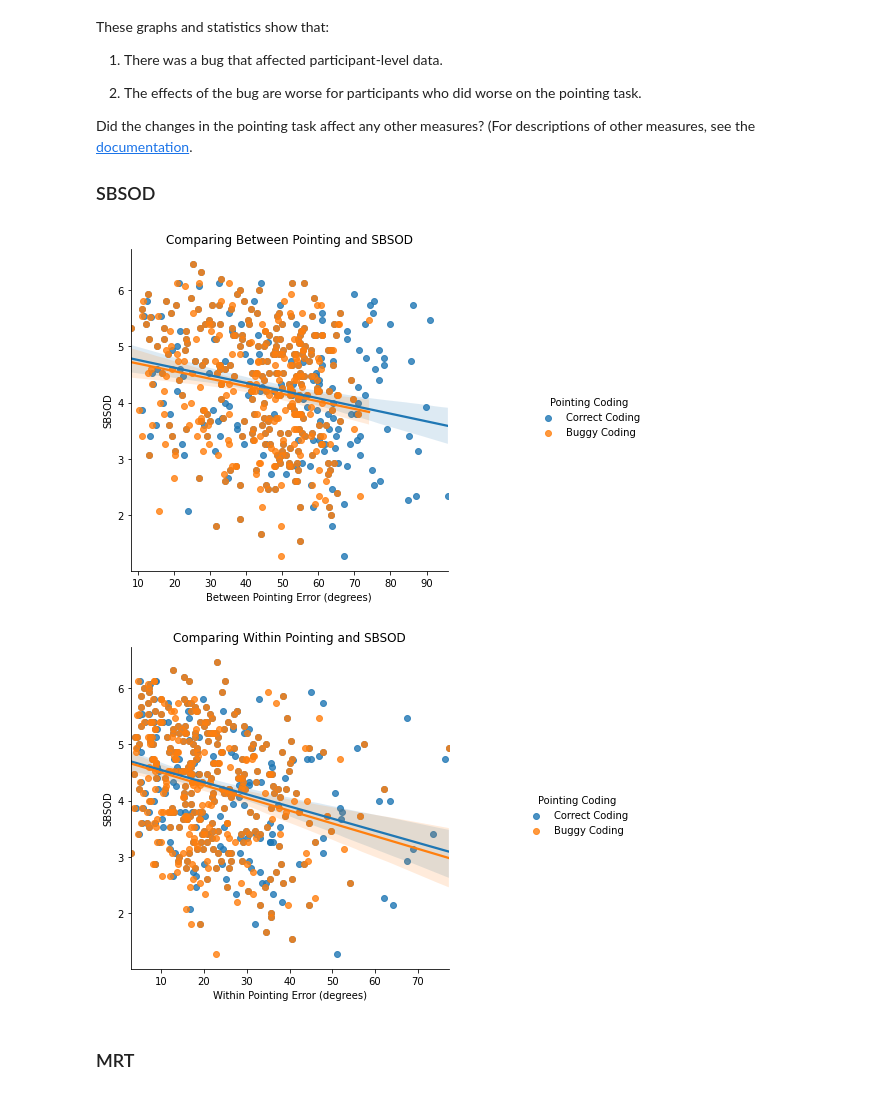
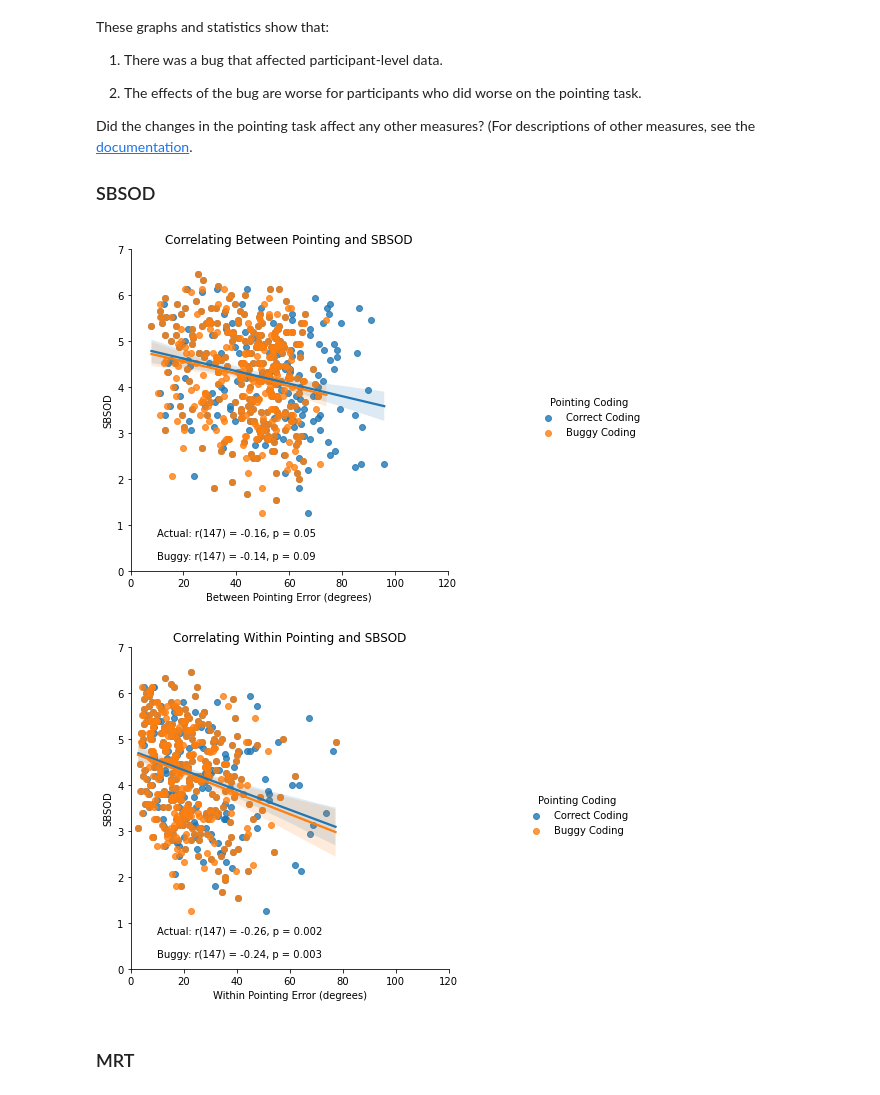
Before and after one commit to smweis/silcton_2.0, a Jupyter notebook: notebook/VirtualSilctonBugReport.ipynb, the cells around one changed output. Drawn from its saved outputs; the diff is of its cells as text; code cells hidden in the pictures.

Commit message:
text edits

```diff
--- a/notebook/VirtualSilctonBugReport.ipynb
+++ b/notebook/VirtualSilctonBugReport.ipynb
@@ -617,42 +615,64 @@ Did the changes in the pointing task affect any other measures? (For description
 # %%
 #%% FIGURES: SBSOD
 
 # Create the longform version of the data.
 participantData_Long_Diff = pd.melt(participantData,
                                 id_vars=['participant','SBSOD','MRT'],
                                 value_vars=['good_pointing_coding_between',
                                             'bad_pointing_coding_between'])
 
 participantData_Long_Same = pd.melt(participantData,
                                 id_vars=['participant','SBSOD','MRT'],
                                 value_vars=['good_pointing_coding_within',
                                             'bad_pointing_coding_within'])
 
 # Create labels to use for these plots
 title = 'Pointing Coding'
 new_labels = ['Correct Coding', 'Buggy Coding']
 
 
+# calculate Pearson's correlation
+bugSBSODBetweenCorr,bugSBSODBetweenp = stats.pearsonr(avgNew['bad_pointing_coding_between'],
+                                       avgNew['SBSOD'])
+actualSBSODBetweenCorr,actualSBSODBetweenp = stats.pearsonr(avgNew['good_pointing_coding_between'],
+                                       avgNew['SBSOD'])
+bugSBSODWithinCorr,bugSBSODWithinp = stats.pearsonr(avgNew['bad_pointing_coding_within'],
+                                       avgNew['SBSOD'])
+actualSBSODWithinCorr,actualSBSODWithinp = stats.pearsonr(avgNew['good_pointing_coding_within'],
+                                       avgNew['SBSOD'])
+
+
 # SBSOD Between
-sbsodBetween = sns.lmplot(x="value", y="SBSOD",hue='variable',data=participantData_Long_Diff,legend_out=True)
-
+sbsodBetween = sns.lmplot(x="value", y="SBSOD",hue='variable',data=participantData_Long_Diff,legend_out=True,fit_reg=True)
 sbsodBetween._legend.set_title(title)
 for t, l in zip(sbsodBetween._legend.texts, new_labels): t.set_text(l)
-sbsodBetween = sbsodBetween.set_axis_labels("Between Pointing Error (degrees)","SBSOD")
-plt.title('Comparing Between Pointing and SBSOD')
+sbsodBetween.set_axis_labels("Between Pointing Error (degrees)","SBSOD")
+sbsodBetween.set(ylim=(0, 7))
+sbsodBetween.set(xlim=(0, 120))
+plt.title('Correlating Between Pointing and SBSOD')
+sbsodBetween.axes[0,0].annotate(text=f'Buggy: r({len(avgNew)}) = {bugSBSODBetweenCorr:.2f}, p = {bugSBSODBetweenp:.2f}',
+            xy=(10,.25))
+sbsodBetween.axes[0,0].annotate(text=f'Actual: r({len(avgNew)}) = {actualSBSODBetweenCorr:.2f}, p = {actualSBSODBetweenp:.2f}',
+            xy=(10,.75))
 plt.show()
+
 
 #SBSOD Within
 sbsodWithin = sns.lmplot(x="value", y="SBSOD",hue='variable',data=participantData_Long_Same)
-
 sbsodWithin._legend.set_title(title)
 for t, l in zip(sbsodWithin._legend.texts, new_labels): t.set_text(l)
-sbsodWithin = sbsodWithin.set_axis_labels("Within Pointing Error (degrees)","SBSOD")
-plt.title('Comparing Within Pointing and SBSOD')
+sbsodWithin.set_axis_labels("Within Pointing Error (degrees)","SBSOD")
+sbsodWithin.set(ylim=(0, 7))
+sbsodWithin.set(xlim=(0, 120))
+plt.title('Correlating Within Pointing and SBSOD')
+sbsodWithin.axes[0,0].annotate(text=f'Buggy: r({len(avgNew)}) = {bugSBSODWithinCorr:.2f}, p = {bugSBSODWithinp:.3f}',
+            xy=(10,.25))
+sbsodWithin.axes[0,0].annotate(text=f'Actual: r({len(avgNew)}) = {actualSBSODWithinCorr:.2f}, p = {actualSBSODWithinp:.3f}',
+            xy=(10,.75))
 plt.show()
 # %% [output]
-[figure, old version]
+[figure, new version]
-[figure, old version]
+[figure, new version]
 # %% [markdown]
 ### MRT
 # %%
```
Also changed, not shown: parts of 10 cells of this notebook.
